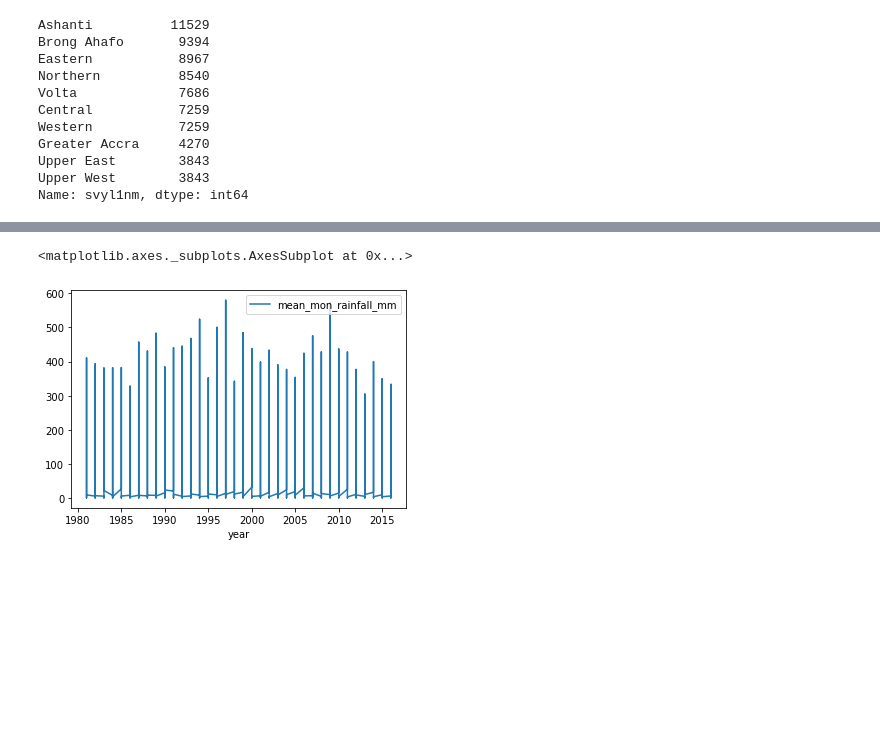
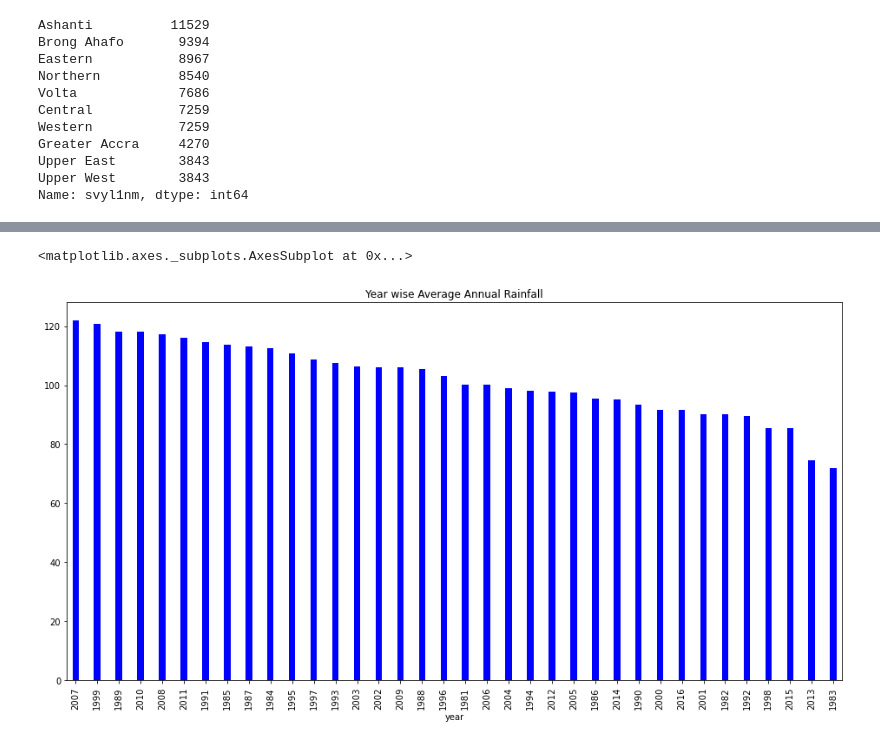
Before and after one commit to doski-codes/azubi-hackathon, a Jupyter notebook: Hackathon.ipynb, the cells around one changed output, grey strips where cells are left out. Saved outputs shown, nothing was run; the diff lists cells and outputs as text; code cells hidden in the pictures; blank space fills up the shorter version.

Commit message:
Add graphs to notebook

```diff
--- a/Hackathon.ipynb
+++ b/Hackathon.ipynb
@@ -370,5 +384,8 @@ df.head()
-# %%
-df.plot('year', 'mean_mon_rainfall_mm', kind='line')
-# %% [output]
-<matplotlib.axes._subplots.AxesSubplot at 0x...>
-[figure, removed]
+# %%
+fig = plt.figure(figsize=(16,8))
+df.groupby('year').mean().sort_values(by='mean_mon_rainfall_mm',
+                                    ascending=False)['mean_mon_rainfall_mm'].plot(kind='bar',
+                                    color='b', width=0.3, title='Year wise Average Annual Rainfall')
+# %% [output]
+<matplotlib.axes._subplots.AxesSubplot at 0x...>
+[figure, added]
```
Also changed, not shown: parts of 11 cells of this notebook.
